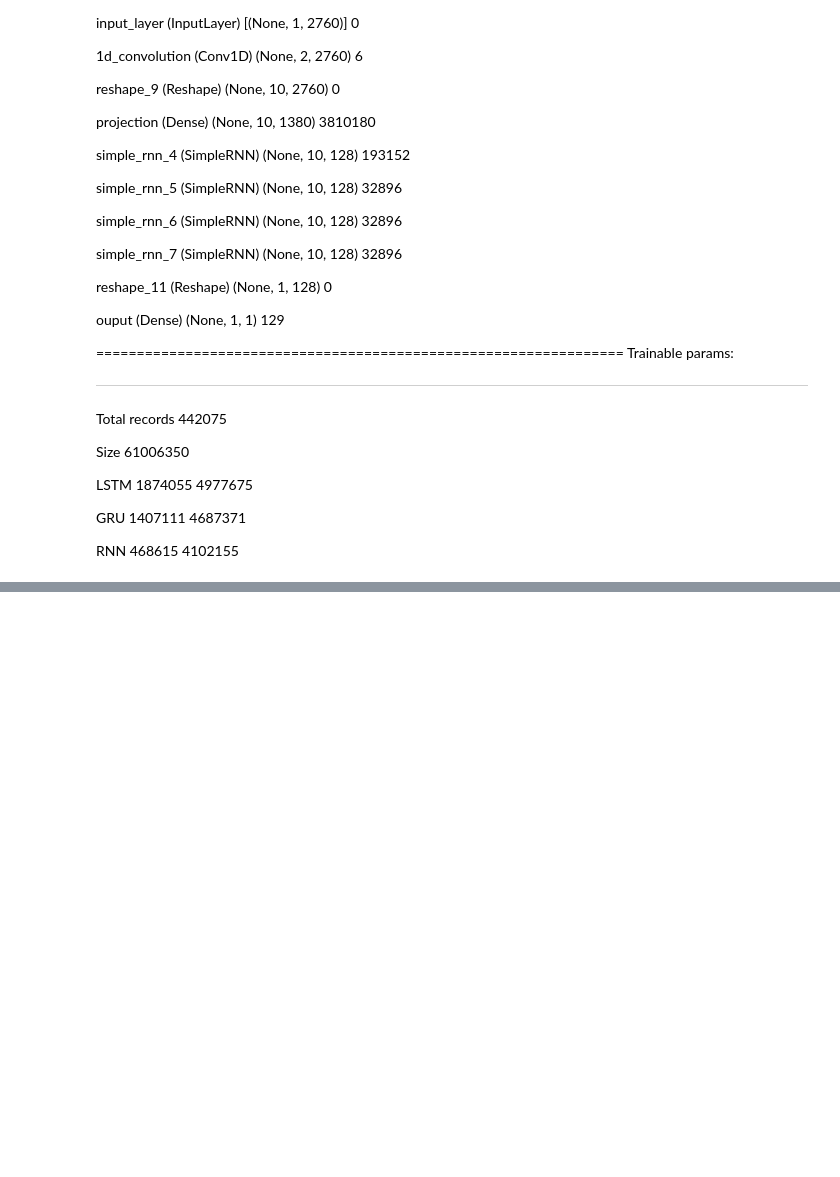
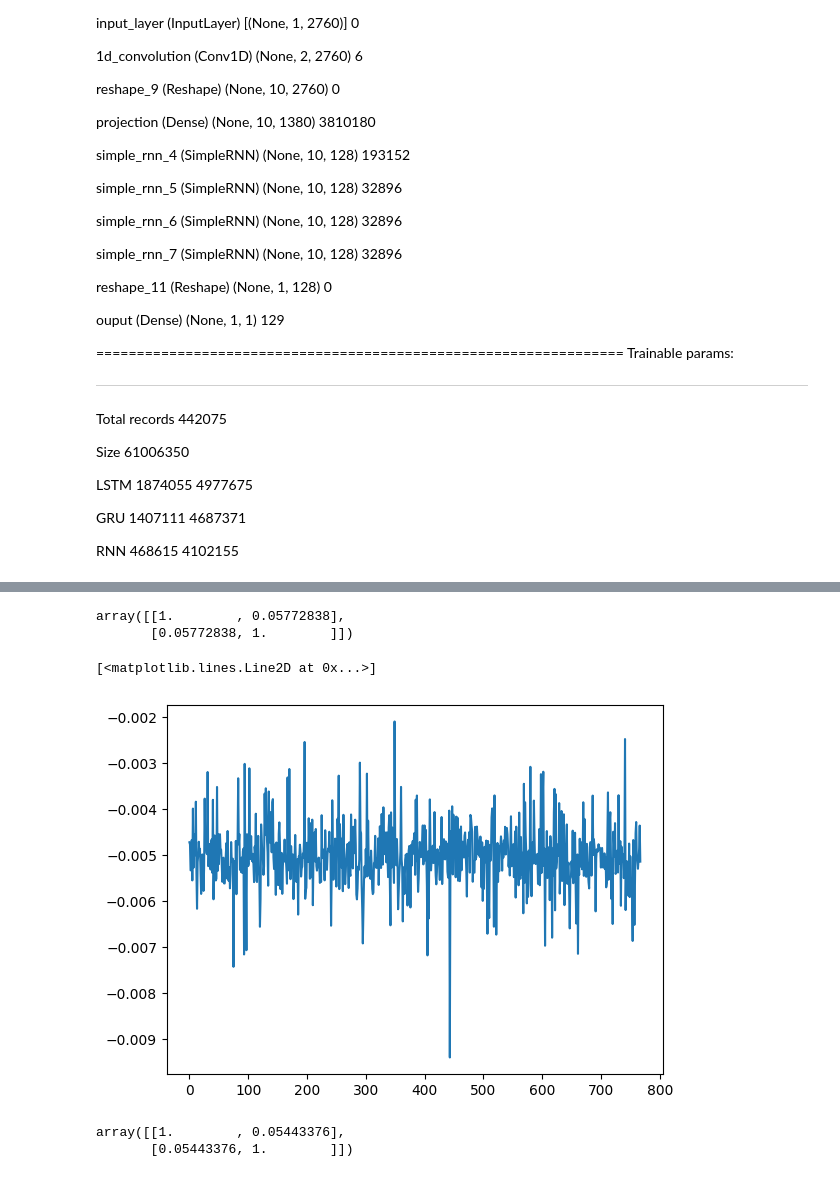
Before and after one commit to smgjch/FinFusionNet, a Jupyter notebook: playground.ipynb, the cells around one changed output, grey strips where cells are left out. Saved outputs shown, nothing was run; the diff lists cells and outputs as text; code cells hidden in the pictures; blank space fills up the shorter version.

Commit message:
construct high ic array

```diff
--- a/playground.ipynb
+++ b/playground.ipynb
@@ -891,0 +995,21 @@ RNN
+# %%
+arr = np.random.laplace(loc=-0.005064991768449545, scale=0.00045447496813721955, size=768)
+arr = arr.reshape(1,-1)
+ic = np.corrcoef(arr,scaled_target)
+ic
+# %% [output]
+array([[1.        , 0.05772838],
+       [0.05772838, 1.        ]])
+# %%
+plt.plot(arr.reshape(-1))
+# %% [output]
+[<matplotlib.lines.Line2D at 0x...>]
+[figure, added]
+# %%
+arr = np.random.normal(loc=0.053040388971567154, scale=1.1251194477081299, size=768)
+arr = arr.reshape(1,-1)
+ic = np.corrcoef(arr,scaled_target)
+ic
+# %% [output]
+array([[1.        , 0.05443376],
+       [0.05443376, 1.        ]])
```
Also changed, not shown: parts of 17 cells of this notebook, 10 other files.
